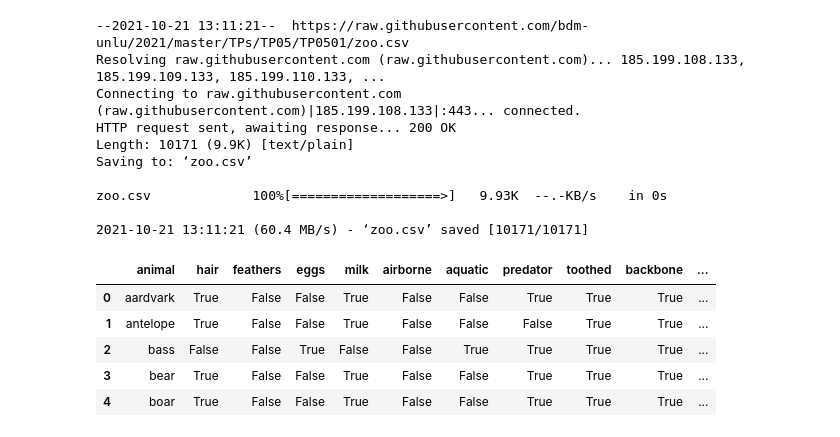
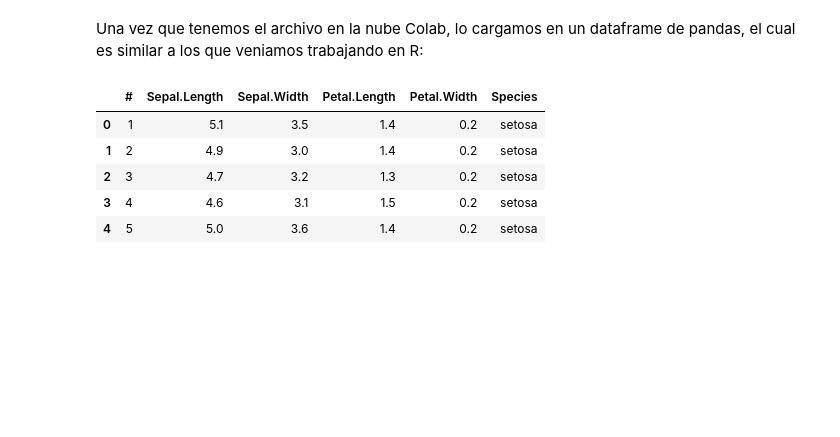
Before and after one commit to jumafernandez/elementos-computacion-unlu, a Jupyter notebook: notebooks/demostraciones/Sklearn-DecisionTreeClassifier.ipynb, the cells around one changed output. Cells and saved outputs as stored; diff of their text form; code cells hidden in the pictures; blank space fills up the shorter version.

```diff
--- a/notebooks/demostraciones/Sklearn-DecisionTreeClassifier.ipynb
+++ b/notebooks/demostraciones/Sklearn-DecisionTreeClassifier.ipynb
@@ -8,27 +39,17 @@ Uno de los problemas a los que nos encontramos cuando empezamos a trabajar con
+# %% [markdown]
+Una vez que tenemos el archivo en la nube Colab, lo cargamos en un dataframe de pandas, el cual es similar a los que veniamos trabajando en R:
 # %%
-!wget https://raw.githubusercontent.com/bdm-unlu/2021/master/TPs/TP05/TP0501/zoo.csv
-
 # Importamos la librería pandas (tipo de dato dataframe)
 import pandas as pd
 
 # Lee el archivo
-data = pd.read_csv("zoo.csv")
+data = pd.read_csv("iris.csv")
 # Preview the first 5 lines of the loaded data
 data.head()
 # %% [output]
---2021-10-21 13:11:21--  https://raw.githubusercontent.com/bdm-unlu/2021/master/TPs/TP05/TP0501/zoo.csv
-Resolving raw.githubusercontent.com (raw.githubusercontent.com)... 185.199.108.133, 185.199.109.133, 185.199.110.133, ...
-Connecting to raw.githubusercontent.com (raw.githubusercontent.com)|185.199.108.133|:443... connected.
-HTTP request sent, awaiting response... 200 OK
-Length: 10171 (9.9K) [text/plain]
-Saving to: ‘zoo.csv’
-
-zoo.csv             100%[===================>]   9.93K  --.-KB/s    in 0s
-
-2021-10-21 13:11:21 (60.4 MB/s) - ‘zoo.csv’ saved [10171/10171]
-|  | animal | hair | feathers | eggs | milk | airborne | aquatic | predator | toothed | backbone | ... |
-| 0 | aardvark | True | False | False | True | False | False | True | True | True | ... |
-| 1 | antelope | True | False | False | True | False | False | False | True | True | ... |
-| 2 | bass | False | False | True | False | False | True | True | True | True | ... |
-| 3 | bear | True | False | False | True | False | False | True | True | True | ... |
-| 4 | boar | True | False | False | True | False | False | True | True | True | ... |
+|  | # | Sepal.Length | Sepal.Width | Petal.Length | Petal.Width | Species |
+| 0 | 1 | 5.1 | 3.5 | 1.4 | 0.2 | setosa |
+| 1 | 2 | 4.9 | 3.0 | 1.4 | 0.2 | setosa |
+| 2 | 3 | 4.7 | 3.2 | 1.3 | 0.2 | setosa |
+| 3 | 4 | 4.6 | 3.1 | 1.5 | 0.2 | setosa |
+| 4 | 5 | 5.0 | 3.6 | 1.4 | 0.2 | setosa |
```
Also changed, not shown: parts of 37 cells of this notebook.
